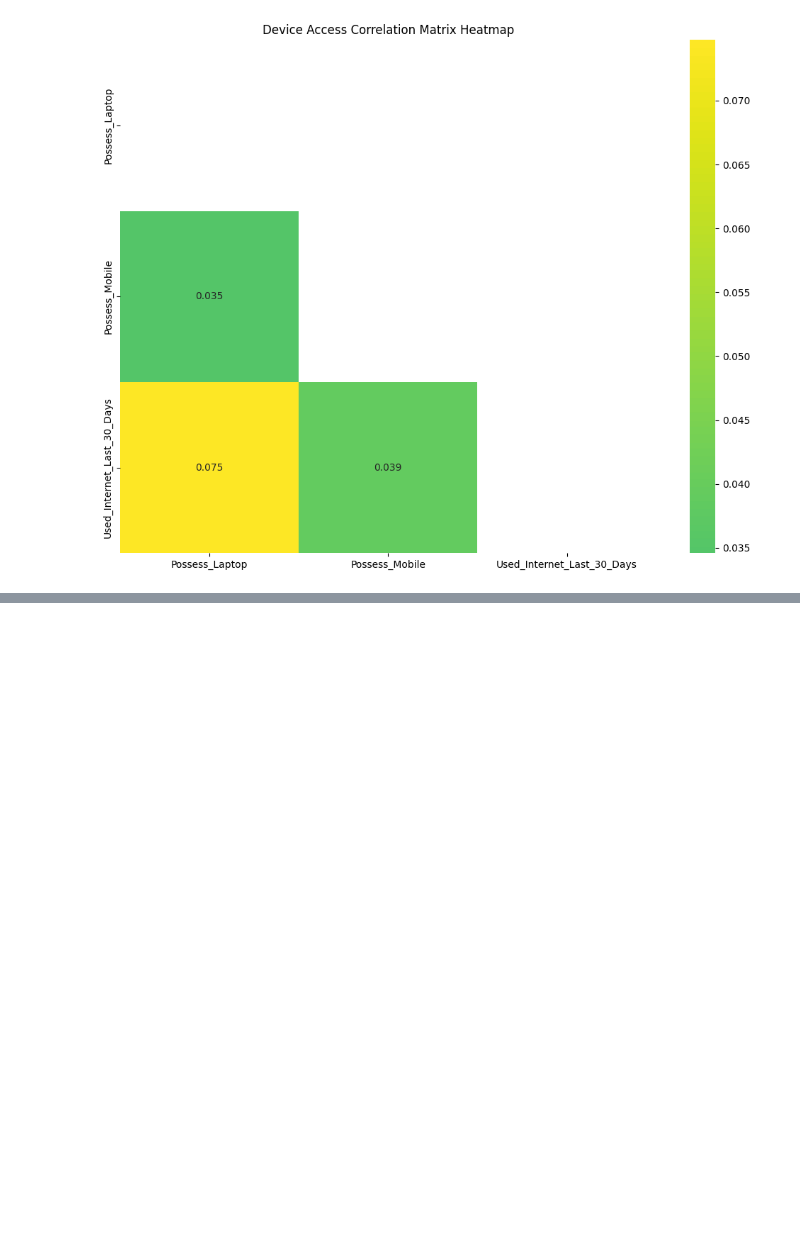
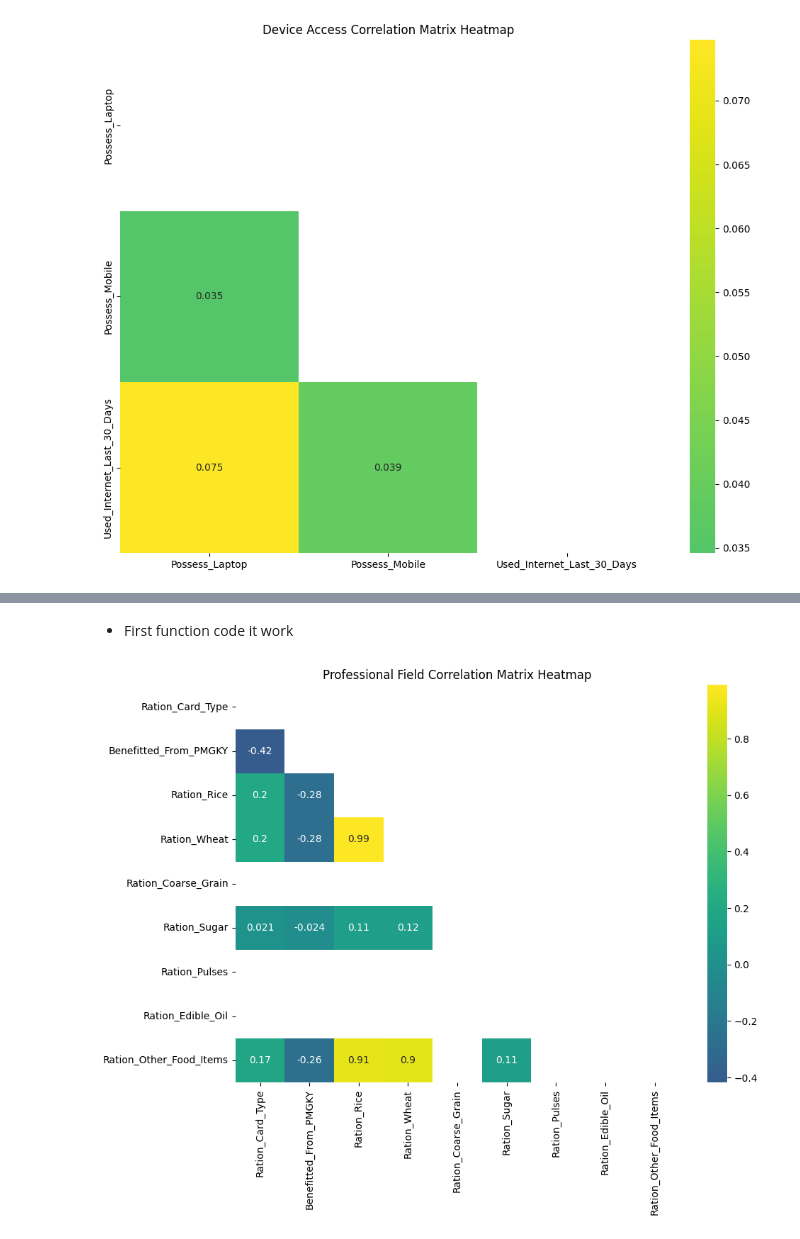
Before and after one commit to Rudra-G-23/rural-financial-inclusion-govt-scheme-recommendation, a Jupyter notebook: notebooks/correlations-all-levels/corr-04-corr-of-sub-themes.ipynb, the cells around one changed output, grey strips where cells are left out. Saved outputs shown, nothing was run; the diff lists cells and outputs as text; code cells hidden in the pictures; blank space fills up the shorter version.

```diff
--- a/notebooks/correlations-all-levels/corr-04-corr-of-sub-themes.ipynb
+++ b/notebooks/correlations-all-levels/corr-04-corr-of-sub-themes.ipynb
@@ -319,0 +462,21 @@ UnboundLocalError: cannot access local variable 'mdf' where it is not associated
+# %%
+professional_field_cols_03_04 = [
+ 'Ration_Card_Type',
+ 'Benefitted_From_PMGKY',
+ 'Ration_Rice',
+ 'Ration_Wheat',
+ 'Ration_Coarse_Grain',
+ 'Ration_Sugar',
+ 'Ration_Pulses',
+ 'Ration_Edible_Oil',
+ 'Ration_Other_Food_Items']
+# %% [markdown]
+- First function code it work
+# %%
+merge_plot_heatmap(
+    levels=[3, 4,],
+    cols=professional_field_cols_03_04,
+    title="Professional Field"
+)
+# %% [output]
+[figure, added]
```
Also changed, not shown: parts of 27 cells of this notebook.
